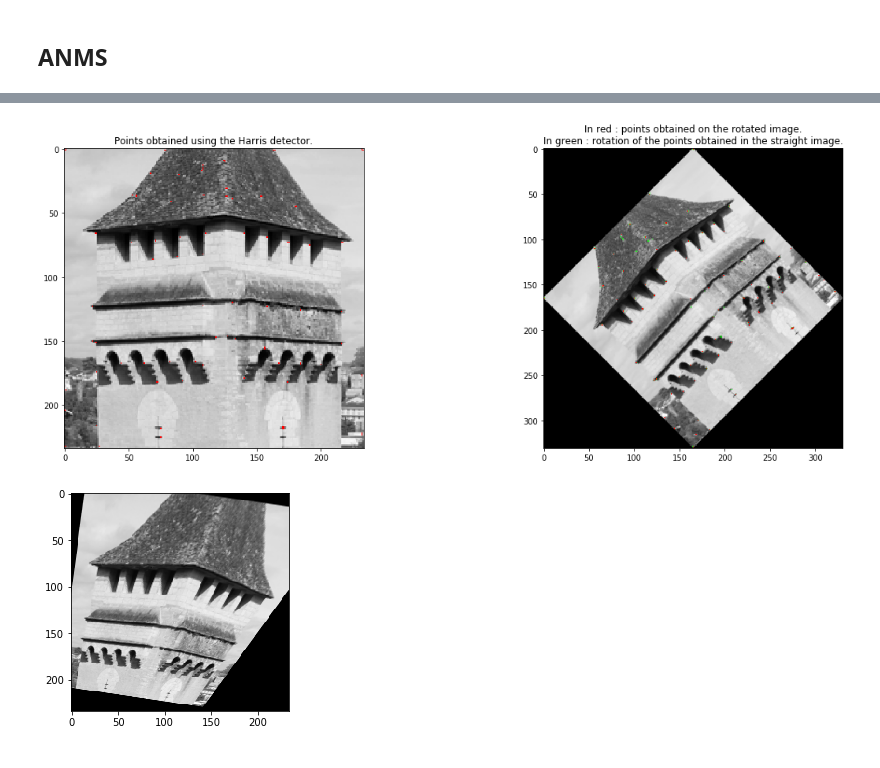
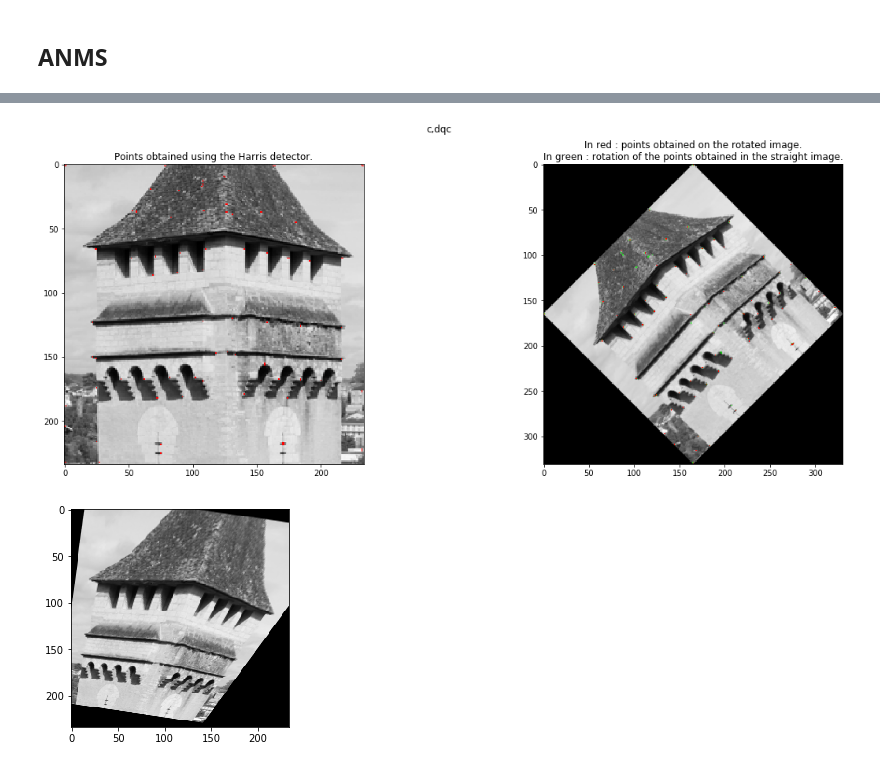
Before and after one commit to Xyouz/3dvision, a Jupyter notebook: Harris/dufraisse.ipynb, the cells around one changed output, grey strips where cells are left out. Saved outputs shown, nothing was run; the diff lists cells and outputs as text; code cells hidden in the pictures.

```diff
--- a/Harris/dufraisse.ipynb
+++ b/Harris/dufraisse.ipynb
@@ -31,8 +31,8 @@ for (i,j) in np.ndindex(4,4):
 # %% [markdown]
 ## Harris detector ##
 # %%
-a = corner_harris(img)
-ar = corner_harris(imgr)
+val_h = corner_harris(img)
+squares_h = corner_harris(imgr)
 # %%
 def threshold(img, threshold, fixed = False):
     if not fixed:
@@ -98,8 +188,7 @@ print(threshold(corner_harris(rotate(img,30,resize=True)),1e7,fixed =True).sum()
 # %% [markdown]
 ## NMS ##
 # %%
-def nms(pts, r=1):
-    c = 0.9
+def nms(pts, r=1, c=0.9):
     maxmap = np.zeros_like(pts,dtype=int)
     impad = np.zeros((pts.shape[0]+2*r, pts.shape[1]+2*r))
     impad[:,:] = np.NINF
@@ -107,3 +196,6 @@ def nms(pts, r=1):
     for (i,j) in np.ndindex(pts.shape):
         maxmap[i,j] = (c * (impad[i:i+2*r+1,j:j+2*r+1]).max() <= pts[i,j])
     return maxmap
+
+def t_nms(pts, t=0.01, r=1, c=0.9 ,fixed=False):
+    return nms(pts, r, c) * threshold(pts, t, fixed)
@@ -147,0 +298,25 @@ When we apply scaling and 45 degree rotation NMS does not find the same points i
+# %%
+# Change of view point
+t = 0.01
+r = 1
+c = 0.9
+fixed = False
+
+theta = np.pi/12
+trsfm = ProjectiveTransform(np.array([[ 0.8+np.cos(theta), -np.sin(theta), 25],
+                                      [ np.sin(theta), 1.5+np.cos(theta), -25],
+                                      [ 0, 0.005, 1.5]]))
+
+imgb = warp(img,trsfm.inverse,preserve_range=False)
+imgb_h = corner_harris(imgb)
+
+thld_a = t_nms(val_h,t,r,c,fixed)
+thld_b = t_nms(imgb_h,t,r,c,fixed)
+
+plt.figure(figsize=(15,7))
+plt.imshow(np.hstack((img,imgb)),cmap='gray')
+
+plt.imshow(point_map(np.hstack((np.zeros_like(thld_a),warp(thld_a.astype(float),trsfm.inverse,preserve_range=False))),color=(0,1,0)))
+plt.imshow(point_map(np.hstack((thld_a,thld_b))))
+plt.title("Harris detector with NMS and a projective transformation\n(On the right image green points correspond to detectors computed in the original image)")
+plt.show()
@@ -214,8 +393,8 @@ The number of detected points varies with the scale of the image.
 # %% [markdown]
 ## ANMS ##
 # %%
-def anms(correl, n, c=0.9, t = 0.01):
-    pts = threshold(correl, t, fixed=False)
+def anms(correl, n, t = 0.01, c=0.9, fixed = False):
+    pts = threshold(correl, t, fixed=fixed)
 
     ic = 1/c
     width = pts.shape[1]
@@ -259,23 +568,24 @@ aanmsr = anms(ar, 250)
 # %%
 theta = 45
 n = 100
 
 b = rotate(img, theta, resize=True)
 ba = corner_harris(b)
 
 fig, (ax1, ax2) = plt.subplots(1,2,figsize=(20,7))
 
 ax1.imshow(img,cmap="gray")
-ax1.imshow(point_map(anms(a,n)))
+ax1.imshow(point_map(anms(val_h,n)))
 ax1.set_title("Points obtained using the Harris detector.")
 
 ax2.imshow(b,cmap="gray")
-ax2.imshow(point_map(rotate(anms(a,n),theta,resize=True),color=(0,1,0)))
+ax2.imshow(point_map(rotate(anms(val_h,n),theta,resize=True),color=(0,1,0)))
 ax2.imshow(point_map(anms(ba,n)))
 ax2.set_title("In red : points obtained on the rotated image.\nIn green : rotation of the points obtained in the straight image.")
+fig.suptitle("c,dqc")
 plt.show()
 # %% [output]
-[figure, old version]
+[figure, new version]
 # %%
 theta = np.pi/12
 trsfm = ProjectiveTransform(np.array([[ 0.8+np.cos(theta), -np.sin(theta), 25],
```
Also changed, not shown: parts of 25 cells of this notebook.
